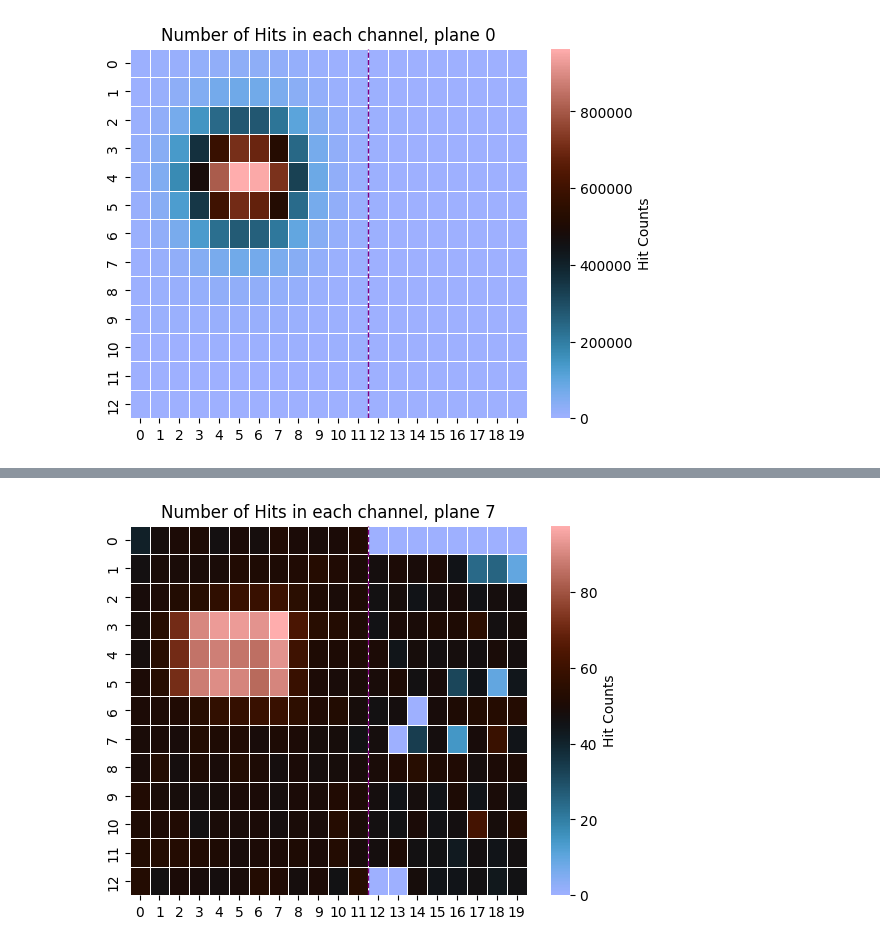
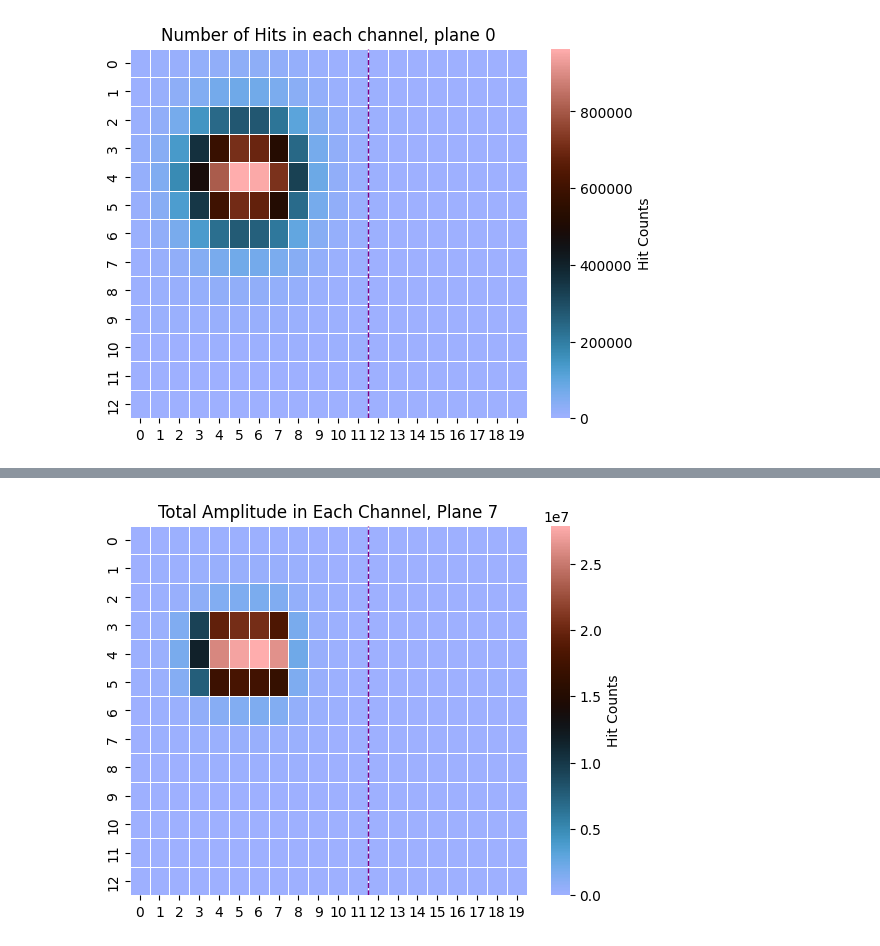
Before and after one commit to Ben-David-Ben/F-Cal-TB-Project, a Jupyter notebook: TB2025_Gap.ipynb, the cells around one changed output, grey strips where cells are left out. Cells and saved outputs as stored; diff of their text form; code cells hidden in the pictures.

```diff
--- a/TB2025_Gap.ipynb
+++ b/TB2025_Gap.ipynb
@@ -13,7 +13,7 @@ import work
 Open ROOT file and extract data
 # %%
 file_name = "TB_FIRE_1101_hits.root"
-hit_data_1101 = RAF.get_ROOT_data_zip(file_name)
+hit_data_1101 = rf.get_ROOT_data_zip(file_name)
 # %% [output]
 Folders: ['Hits;1']
 
@@ -37,4 +37,4 @@ RAF.hits_amp_colormap_single_plane(hit_data_1101, 7)
 # %%
-RAF.average_amp_colormap_single_plane(hit_data_1101, 7)
+rf.hits_amp_colormap_single_plane(hit_data_1101, 7)
 # %% [output]
-[figure, old version]
+[figure, new version]
```
Also changed, not shown: parts of 8 cells of this notebook, 1 other file.
